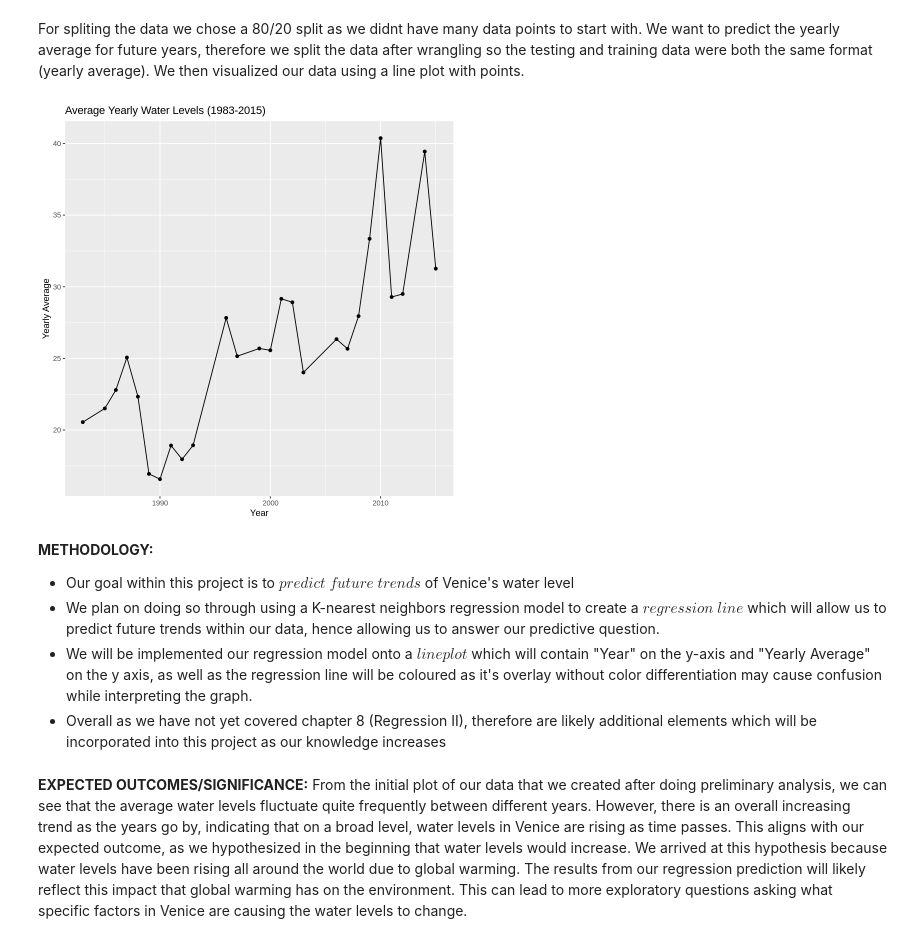
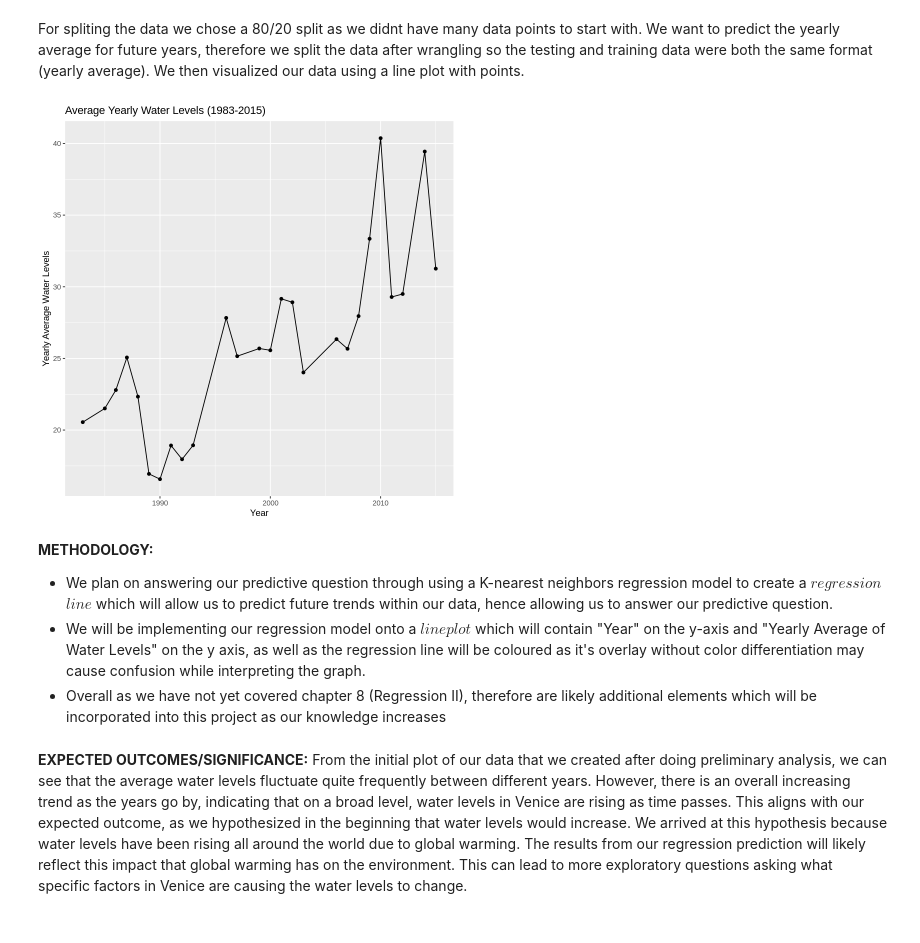
Before and after one commit to Applemyp/dsci100-group36-project, a Jupyter notebook: Project.ipynb, the cells around one changed output. Cells and saved outputs as stored; diff of their text form; code cells hidden in the pictures.

```diff
--- a/Project.ipynb
+++ b/Project.ipynb
@@ -127,18 +127,17 @@ For spliting the data we chose a 80/20 split as we didnt have many data points t
 # %%
 graph_data <- training_data |>
 ggplot(aes( x = Year, y = mean_yearly))+
 geom_point()+
 geom_line() +
-labs( x = "Year", y = "Yearly Average", title = "Average Yearly Water Levels (1983-2015)")
+labs( x = "Year", y = "Yearly Average Water Levels", title = "Average Yearly Water Levels (1983-2015)")
 
 graph_data
 # %% [output]
-[figure, old version]
+[figure, new version]
 # %% [markdown]
 **METHODOLOGY:**
-* Our goal within this project is to $predict$ $future$ $trends$ of Venice's water level
-* We plan on doing so through using a K-nearest neighbors regression model to create a $regression$ $line$ which will allow us to predict future trends within our data, hence allowing us to answer our predictive question.
-* We will be implemented our regression model onto a $line plot$ which will contain "Year" on the y-axis and "Yearly Average" on the y axis, as well as the regression line will be coloured as it's overlay without color differentiation may cause confusion while interpreting the graph.
+* We plan on answering our predictive question through using a K-nearest neighbors regression model to create a $regression$ $line$ which will allow us to predict future trends within our data, hence allowing us to answer our predictive question.
+* We will be implementing our regression model onto a $line plot$ which will contain "Year" on the y-axis and "Yearly Average of Water Levels" on the y axis, as well as the regression line will be coloured as it's overlay without color differentiation may cause confusion while interpreting the graph.
 * Overall as we have not yet covered chapter 8 (Regression II), therefore are likely additional elements which will be incorporated into this project as our knowledge increases
 # %% [markdown]
 **EXPECTED OUTCOMES/SIGNIFICANCE:**
```
Also changed, not shown: parts of 1 cell of this notebook.
